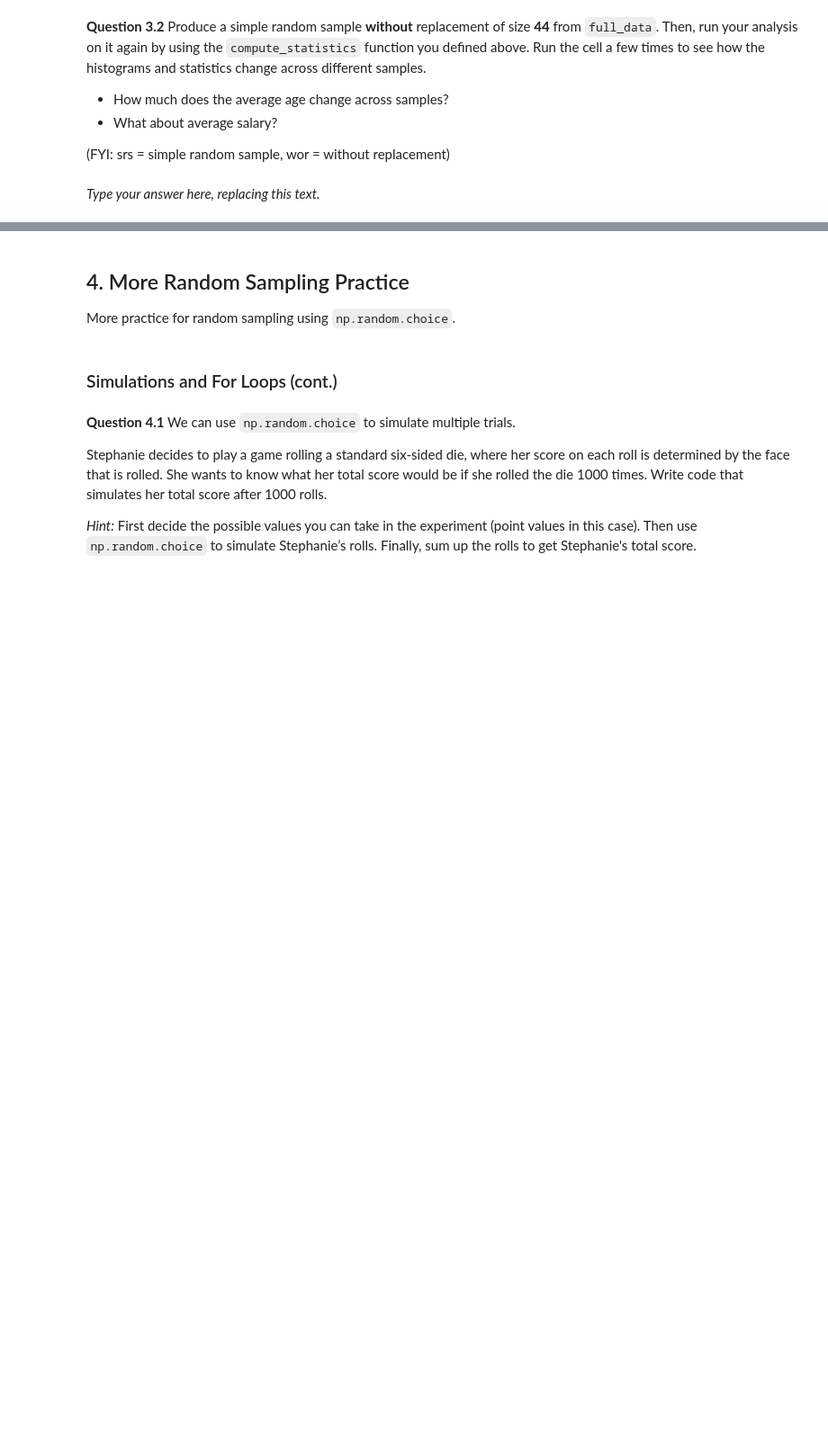
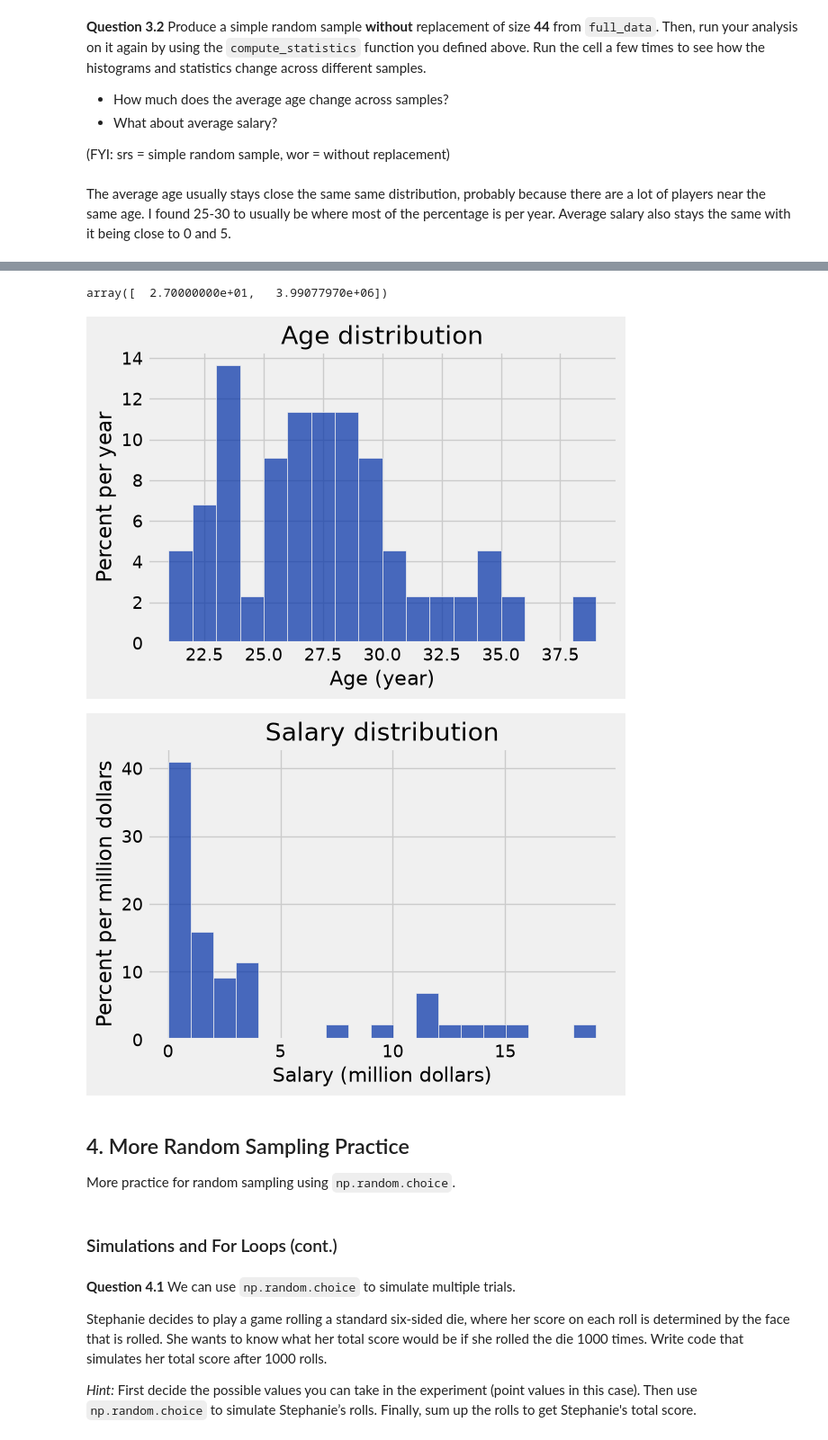
Before and after one commit to miracomstock/MCNewRepo, a Jupyter notebook: Lab 5 - Simulation/lab05.ipynb, the cells around one changed output, grey strips where cells are left out. Shown at 90% size. Saved outputs shown, nothing was run; the diff lists cells and outputs as text; code cells hidden in the pictures; blank space fills up the shorter version.

```diff
--- a/Lab 5 - Simulation/lab05.ipynb
+++ b/Lab 5 - Simulation/lab05.ipynb
@@ -391,14 +438,19 @@ salary_data.sample(5, with_replacement=False)
 - What about average salary?
 
 (FYI: srs = simple random sample, wor = without replacement)
-# %% [markdown]
-_Type your answer here, replacing this text._
+# %% [markdown]
+The average age usually stays close the same same distribution, probably because there are a lot of players near the same age. I found 25-30 to usually be where most of the percentage is per year.
+Average salary also stays the same with it being close to 0 and 5.
 # %% [markdown]
 <!-- BEGIN QUESTION -->
 # %%
-my_small_srswor_data = ...
-my_small_stats = ...
+my_small_srswor_data = full_data.sample(44, with_replacement = False)
+my_small_stats = compute_statistics(my_small_srswor_data)
 my_small_stats
+# %% [output]
+array([  2.70000000e+01,   3.99077970e+06])
+[figure, added]
+[figure, added]
 # %% [markdown]
 <!-- END QUESTION -->
 
```
Also changed, not shown: parts of 16 cells of this notebook, 1 other file.
